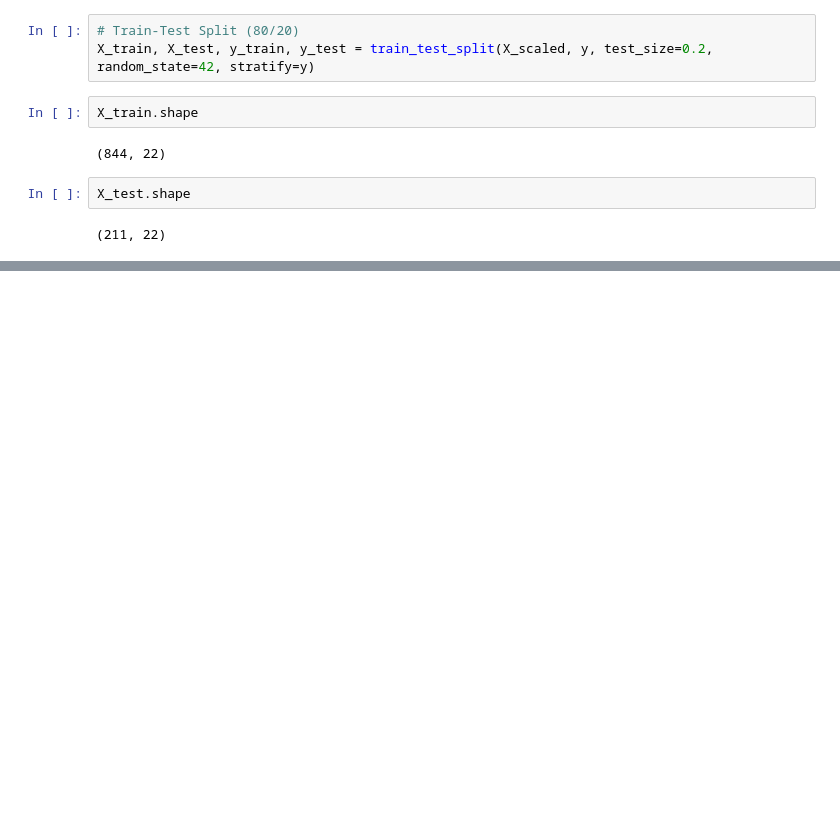
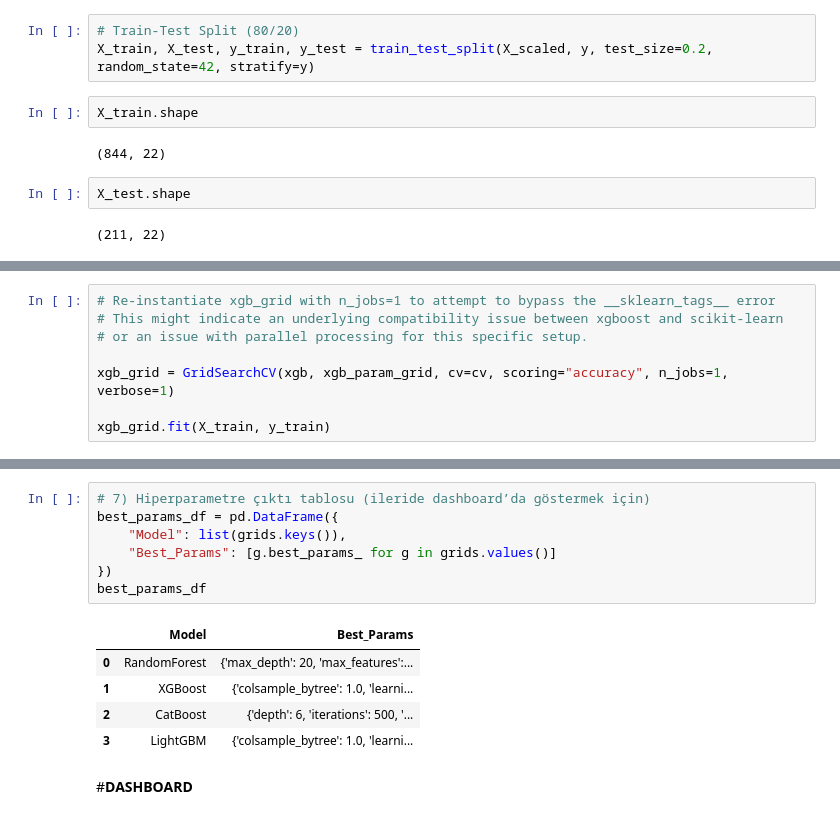
Before and after one commit to fehimecapar/Data-Science-For-Decision-Support, a Jupyter notebook: classification.ipynb, the cells around one changed output, grey strips where cells are left out. Saved outputs shown, nothing was run; the diff lists cells and outputs as text; blank space fills up the shorter version.

```diff
--- a/classification.ipynb
+++ b/classification.ipynb
@@ -161,0 +234,8 @@ import plotly.express as px
+# %%
+# Re-instantiate xgb_grid with n_jobs=1 to attempt to bypass the __sklearn_tags__ error
+# This might indicate an underlying compatibility issue between xgboost and scikit-learn
+# or an issue with parallel processing for this specific setup.
+
+xgb_grid = GridSearchCV(xgb, xgb_param_grid, cv=cv, scoring="accuracy", n_jobs=1, verbose=1)
+
+xgb_grid.fit(X_train, y_train)
@@ -161,0 +438,15 @@ import plotly.express as px
+# %%
+# 7) Hiperparametre çıktı tablosu (ileride dashboard’da göstermek için)
+best_params_df = pd.DataFrame({
+    "Model": list(grids.keys()),
+    "Best_Params": [g.best_params_ for g in grids.values()]
+})
+best_params_df
+# %% [output]
+|  | Model | Best_Params |
+| 0 | RandomForest | {'max_depth': 20, 'max_features':... |
+| 1 | XGBoost | {'colsample_bytree': 1.0, 'learni... |
+| 2 | CatBoost | {'depth': 6, 'iterations': 500, '... |
+| 3 | LightGBM | {'colsample_bytree': 1.0, 'learni... |
+# %% [markdown]
+#**DASHBOARD**
```
Also changed, not shown: parts of 40 cells of this notebook.
